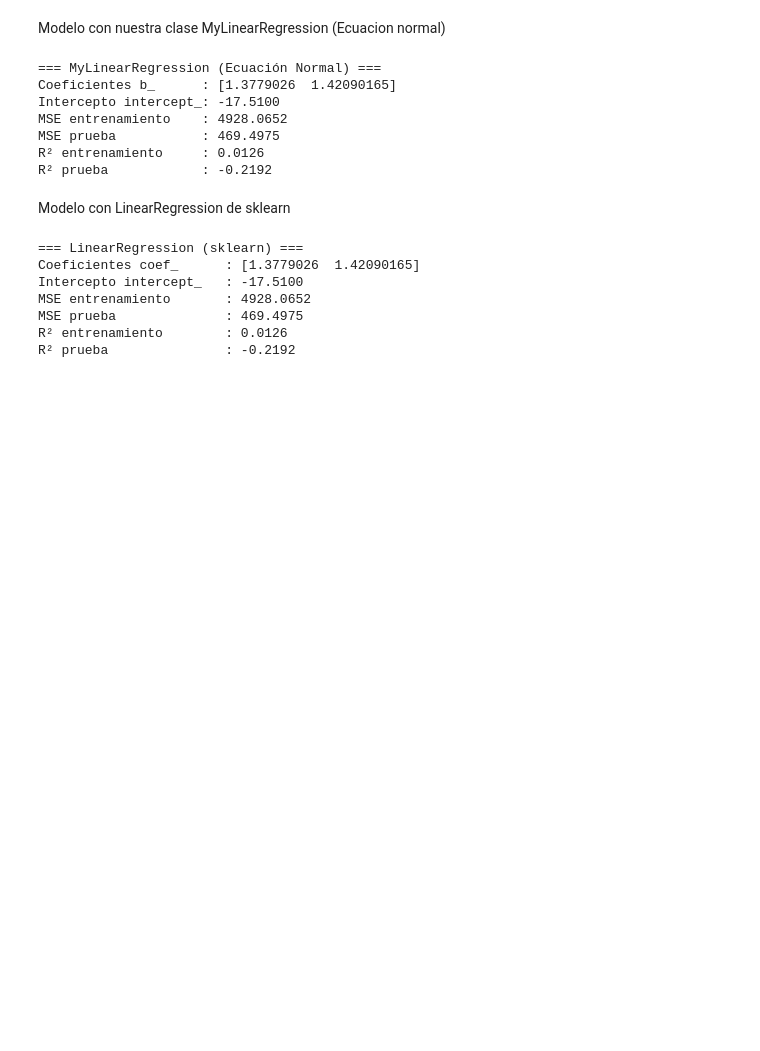
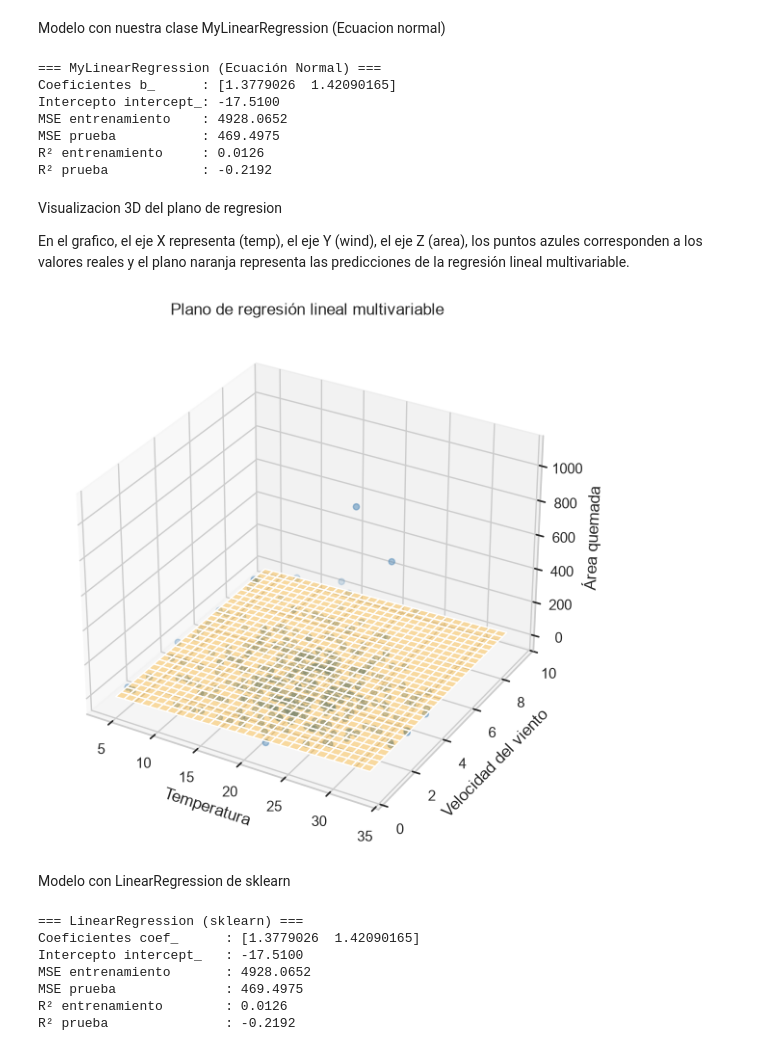
Before and after one commit to NicoleBs554/Inteligencia_Artificial_Tarea1, a Jupyter notebook: src/ia/tarea1_analisis.ipynb, the cells around one changed output. Saved outputs shown, nothing was run; the diff lists cells and outputs as text; code cells hidden in the pictures; blank space fills up the shorter version.

Commit message:
feat: agregar grafica 3D del plano de regresion

```diff
--- a/src/ia/tarea1_analisis.ipynb
+++ b/src/ia/tarea1_analisis.ipynb
@@ -201,6 +201,63 @@ MSE entrenamiento    : 4928.0652
 MSE prueba           : 469.4975
 R² entrenamiento     : 0.0126
 R² prueba            : -0.2192
+# %% [markdown]
+Visualizacion 3D del plano de regresion
+
+En el grafico, el eje X representa (temp), el eje Y (wind), el eje Z (area), los puntos azules corresponden a los valores reales y el plano naranja representa las predicciones de la regresión lineal multivariable.
+# %%
+from mpl_toolkits.mplot3d import Axes3D
+import matplotlib.pyplot as plt
+import numpy as np
+
+fig = plt.figure(figsize=(10, 7))
+ax = fig.add_subplot(111, projection="3d")
+
+ax.scatter(
+    X_train[:, 0],
+    X_train[:, 1],
+    y_train,
+    color="steelblue",
+    alpha=0.7,
+    label="Datos reales"
+)
+
+temp_grid = np.linspace(
+    X_train[:, 0].min(),
+    X_train[:, 0].max(),
+    30
+)
+
+wind_grid = np.linspace(
+    X_train[:, 1].min(),
+    X_train[:, 1].max(),
+    30
+)
+
+temp_mesh, wind_mesh = np.meshgrid(temp_grid, wind_grid)
+
+area_mesh = (
+    my_model.intercept_
+    + my_model.b_[0] * temp_mesh
+    + my_model.b_[1] * wind_mesh
+)
+
+ax.plot_surface(
+    temp_mesh,
+    wind_mesh,
+    area_mesh,
+    color="orange",
+    alpha=0.35
+)
+
+ax.set_xlabel("Temperatura")
+ax.set_ylabel("Velocidad del viento")
+ax.set_zlabel("Área quemada")
+ax.set_title("Plano de regresión lineal multivariable")
+
+plt.show()
+# %% [output]
+[figure, added]
 # %% [markdown]
 Modelo con LinearRegression de sklearn
 # %%
```
